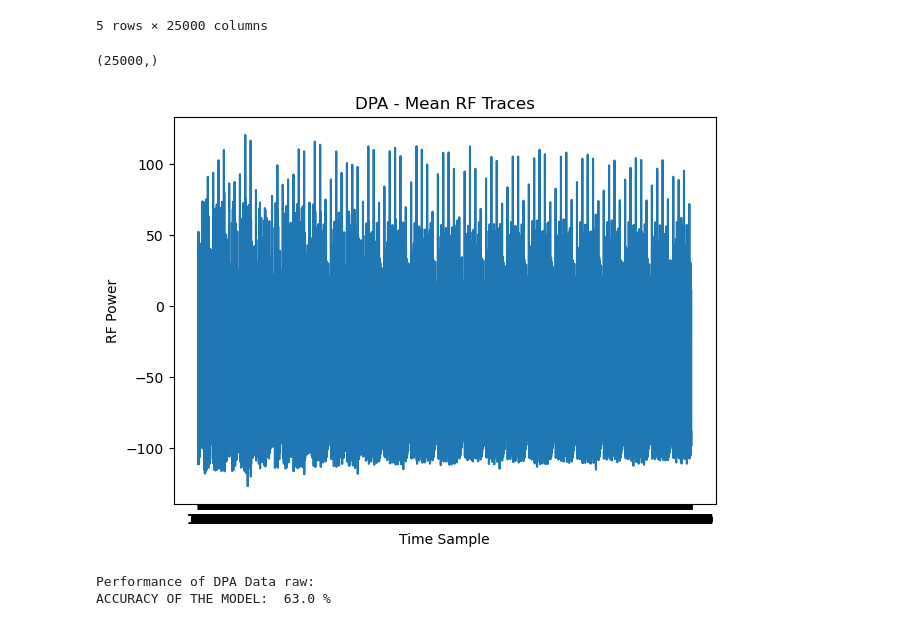
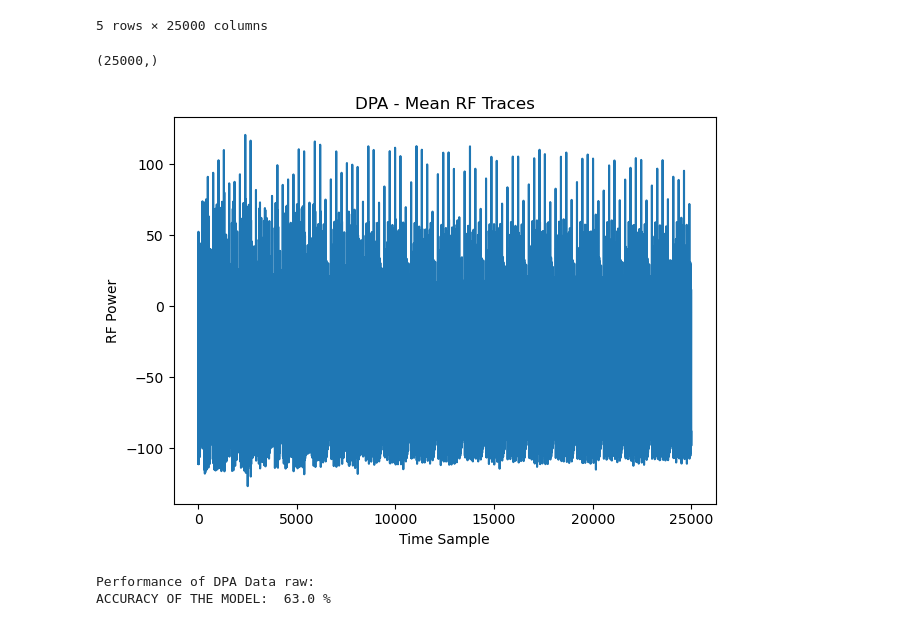
Before and after one commit to highrain2/DSS320, a Jupyter notebook: Module 1/M1L1-1 - Dimensionality Reduction.ipynb, the cells around one changed output. Drawn from its saved outputs; the diff is of its cells as text; code cells hidden in the pictures.

```diff
--- a/Module 1/M1L1-1 - Dimensionality Reduction.ipynb
+++ b/Module 1/M1L1-1 - Dimensionality Reduction.ipynb
@@ -90,18 +90,19 @@ X.head()
 | 4 | -109 | -110 | -100 | -87 | -81 | -68 | -57 | -51 | -47 | -51 | ... | ... |
 5 rows × 25000 columns
 # %%
-# To Do: just put the mean plot here, don't ask students to run it, too computationally expensive
-print(X.mean(axis=0).shape)
-plt.plot(X.mean(axis=0))
+XMean = X.mean(axis=0)
+print(XMean.shape)
+plt.plot(XMean.values) # faster to use .values (convert to numpy array)
 plt.title('DPA - Mean RF Traces')
 plt.xlabel('Time Sample')
 plt.ylabel('RF Power')
 plt.savefig('DPA Average RF Signal.png')
 plt.tight_layout()
+plt.savefig('DPA_mean')
 plt.show()
 # %% [output]
 (25000,)
-[figure, old version]
+[figure, new version]
 # %%
 print('Performance of DPA Data raw: ')
 clf = RandF_quick_analysis(X,y)
```
Also changed, not shown: 4 other files.
